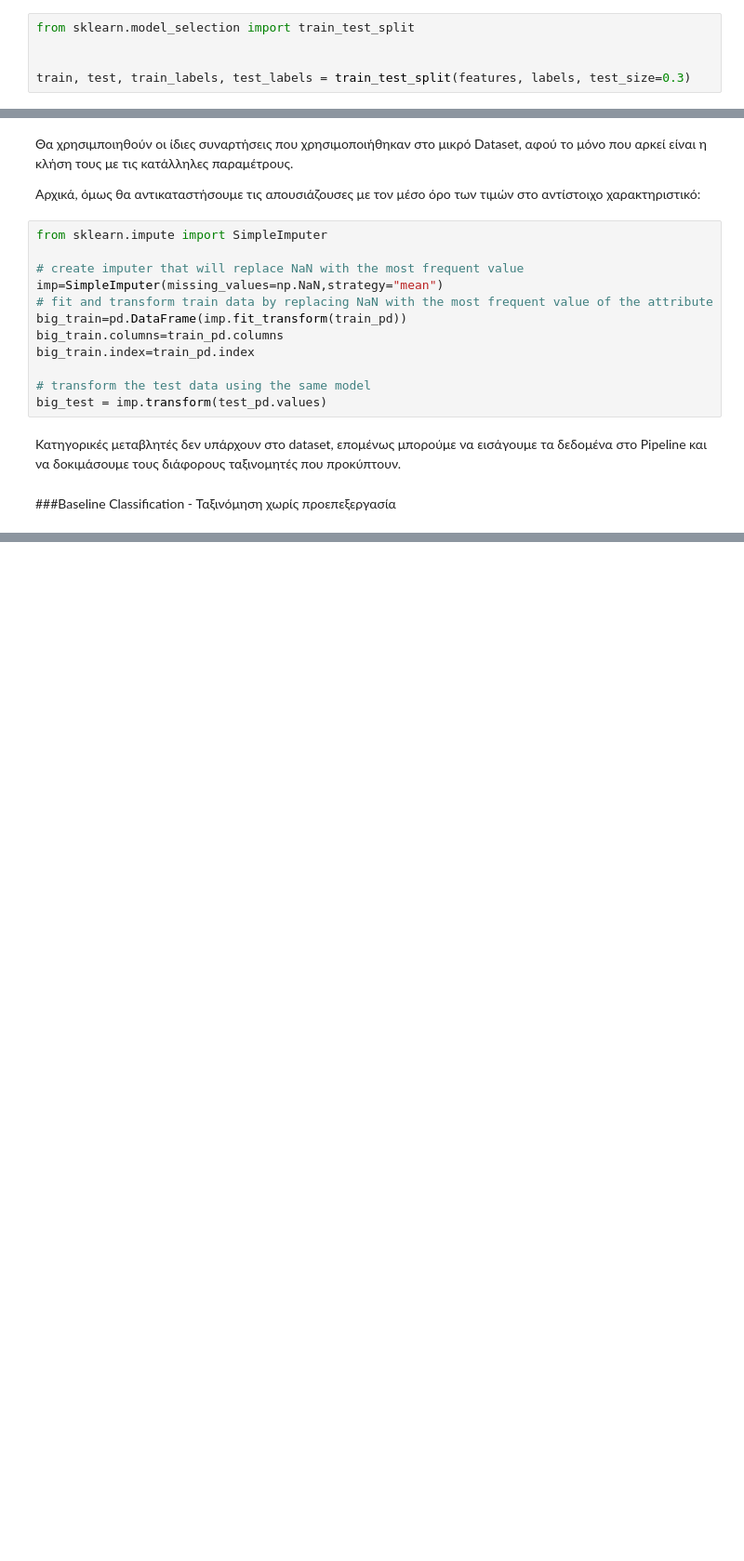
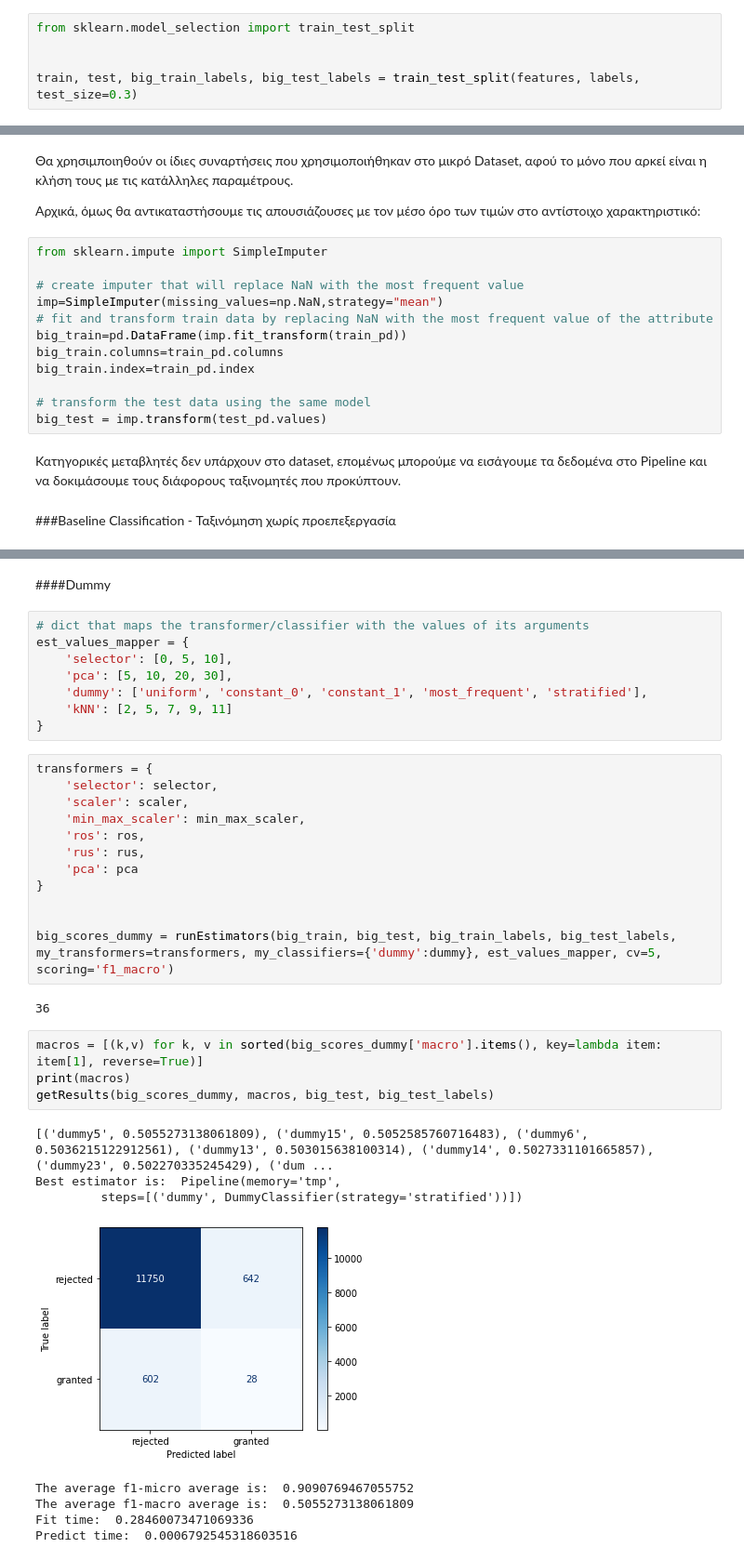
Before and after one commit to jkalogero/Neural-Networks, a Jupyter notebook: Lab_1/Lab_1.ipynb, the cells around one changed output, grey strips where cells are left out. Shown at 93% size. Drawn from its saved outputs; the diff is of its cells as text; blank space fills up the shorter version.

```diff
--- a/Lab_1/Lab_1.ipynb
+++ b/Lab_1/Lab_1.ipynb
@@ -1238,7 +1138,7 @@ The percentage of 1's in data:  4.81741734823177 %.
 from sklearn.model_selection import train_test_split
 
 
-train, test, train_labels, test_labels = train_test_split(features, labels, test_size=0.3)
+train, test, big_train_labels, big_test_labels = train_test_split(features, labels, test_size=0.3)
 # %%
 train_pd = pd.DataFrame(data=train[:,:],    # values
                  index=train[:,0])    # 1st column as index
@@ -1358,0 +1272,37 @@ weighted avg       0.91      0.95      0.93     13022
+# %% [markdown]
+####Dummy
+# %%
+# dict that maps the transformer/classifier with the values of its arguments
+est_values_mapper = {
+    'selector': [0, 5, 10],
+    'pca': [5, 10, 20, 30],
+    'dummy': ['uniform', 'constant_0', 'constant_1', 'most_frequent', 'stratified'],
+    'kNN': [2, 5, 7, 9, 11]
+}
+# %%
+transformers = {
+    'selector': selector,
+    'scaler': scaler,
+    'min_max_scaler': min_max_scaler,
+    'ros': ros,
+    'rus': rus,
+    'pca': pca
+}
+
+
+big_scores_dummy = runEstimators(big_train, big_test, big_train_labels, big_test_labels, my_transformers=transformers, my_classifiers={'dummy':dummy}, est_values_mapper, cv=5, scoring='f1_macro')
+# %% [output]
+36
+# %%
+macros = [(k,v) for k, v in sorted(big_scores_dummy['macro'].items(), key=lambda item: item[1], reverse=True)]
+print(macros)
+getResults(big_scores_dummy, macros, big_test, big_test_labels)
+# %% [output]
+[('dummy5', 0.5055273138061809), ('dummy15', 0.5052585760716483), ('dummy6', 0.5036215122912561), ('dummy13', 0.503015638100314), ('dummy14', 0.5027331101665857), ('dummy23', 0.502270335245429), ('dum ...
+Best estimator is:  Pipeline(memory='tmp',
+         steps=[('dummy', DummyClassifier(strategy='stratified'))])
+[figure, added]
+The average f1-micro average is:  0.9090769467055752
+The average f1-macro average is:  0.5055273138061809
+Fit time:  0.28460073471069336
+Predict time:  0.0006792545318603516
```
Also changed, not shown: parts of 56 cells of this notebook.
